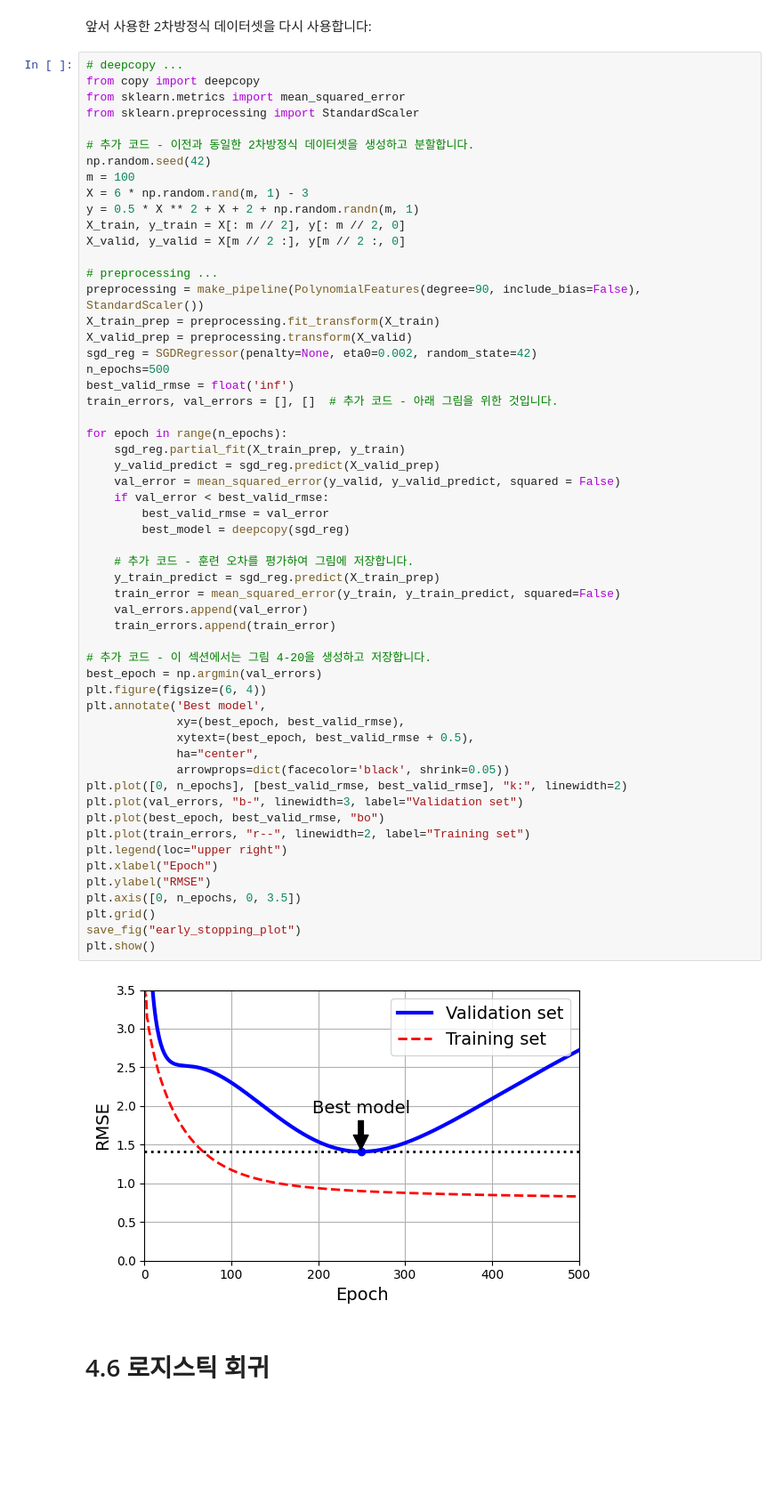
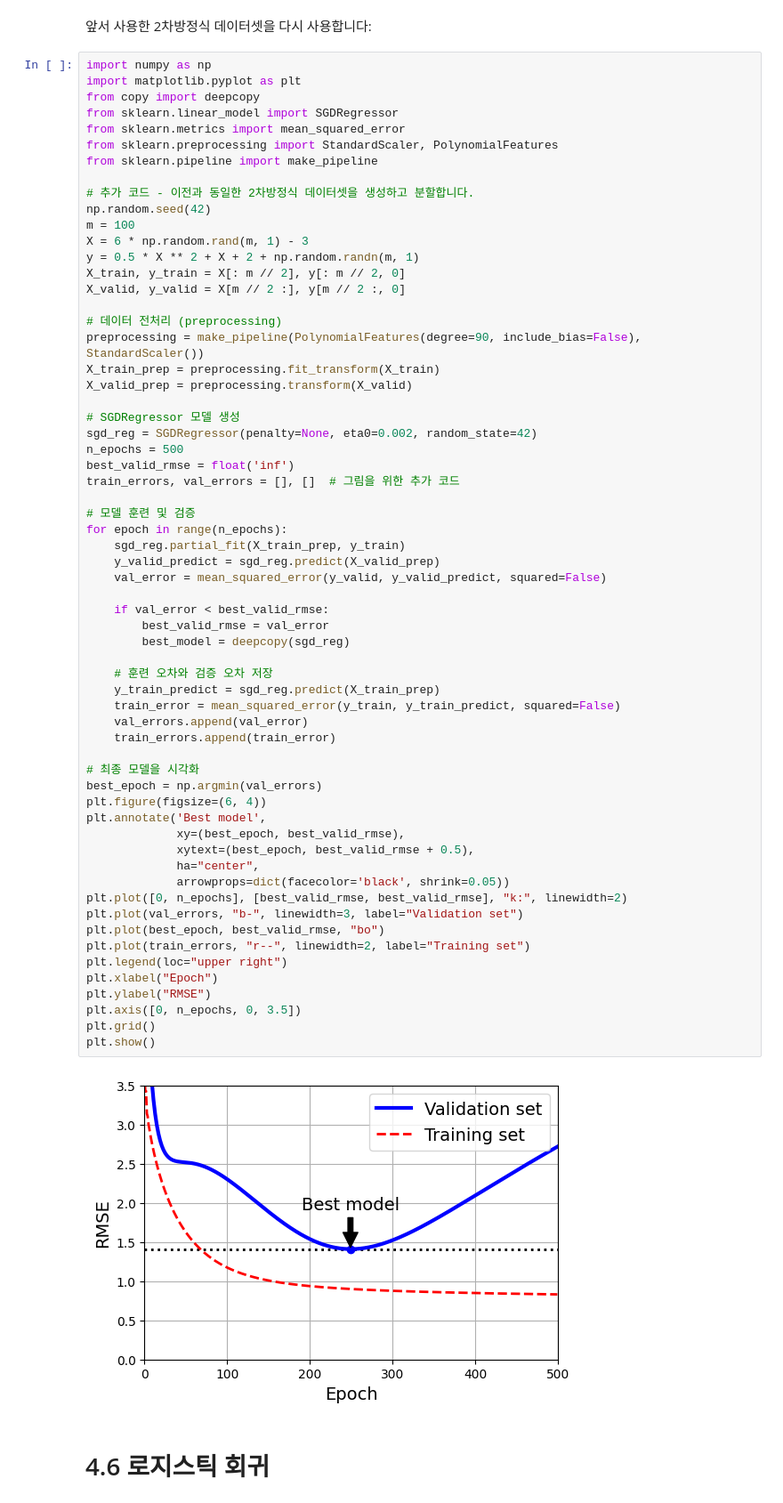
Before and after one commit to aaronkr-classroom/6-model-training-pm-Leebbangthug, a Jupyter notebook: 04_training_linear_models.ipynb, the cells around one changed output. Shown at 89% size. Drawn from its saved outputs; the diff is of its cells as text; blank space fills up the shorter version.

```diff
--- a/04_training_linear_models.ipynb
+++ b/04_training_linear_models.ipynb
@@ -698,10 +700,13 @@ array([1.54333232])
 # %% [markdown]
 앞서 사용한 2차방정식 데이터셋을 다시 사용합니다:
 # %%
-# deepcopy ...
+import numpy as np
+import matplotlib.pyplot as plt
 from copy import deepcopy
+from sklearn.linear_model import SGDRegressor
 from sklearn.metrics import mean_squared_error
-from sklearn.preprocessing import StandardScaler
+from sklearn.preprocessing import StandardScaler, PolynomialFeatures
+from sklearn.pipeline import make_pipeline
 
 # 추가 코드 - 이전과 동일한 2차방정식 데이터셋을 생성하고 분할합니다.
 np.random.seed(42)
@@ -711,50 +716,53 @@ y = 0.5 * X ** 2 + X + 2 + np.random.randn(m, 1)
 X_train, y_train = X[: m // 2], y[: m // 2, 0]
 X_valid, y_valid = X[m // 2 :], y[m // 2 :, 0]
 
-# preprocessing ...
+# 데이터 전처리 (preprocessing)
 preprocessing = make_pipeline(PolynomialFeatures(degree=90, include_bias=False), StandardScaler())
 X_train_prep = preprocessing.fit_transform(X_train)
 X_valid_prep = preprocessing.transform(X_valid)
+
+# SGDRegressor 모델 생성
 sgd_reg = SGDRegressor(penalty=None, eta0=0.002, random_state=42)
-n_epochs=500
+n_epochs = 500
 best_valid_rmse = float('inf')
-train_errors, val_errors = [], []  # 추가 코드 - 아래 그림을 위한 것입니다.
+train_errors, val_errors = [], []  # 그림을 위한 추가 코드
 
+# 모델 훈련 및 검증
 for epoch in range(n_epochs):
     sgd_reg.partial_fit(X_train_prep, y_train)
     y_valid_predict = sgd_reg.predict(X_valid_prep)
-    val_error = mean_squared_error(y_valid, y_valid_predict, squared = False)
+    val_error = mean_squared_error(y_valid, y_valid_predict, squared=False)
+
     if val_error < best_valid_rmse:
         best_valid_rmse = val_error
         best_model = deepcopy(sgd_reg)
 
-    # 추가 코드 - 훈련 오차를 평가하여 그림에 저장합니다.
+    # 훈련 오차와 검증 오차 저장
     y_train_predict = sgd_reg.predict(X_train_prep)
     train_error = mean_squared_error(y_train, y_train_predict, squared=False)
     val_errors.append(val_error)
     train_errors.append(train_error)
 
-# 추가 코드 - 이 섹션에서는 그림 4-20을 생성하고 저장합니다.
+# 최종 모델을 시각화
 best_epoch = np.argmin(val_errors)
 plt.figure(figsize=(6, 4))
 plt.annotate('Best model',
              xy=(best_epoch, best_valid_rmse),
              xytext=(best_epoch, best_valid_rmse + 0.5),
              ha="center",
              arrowprops=dict(facecolor='black', shrink=0.05))
 plt.plot([0, n_epochs], [best_valid_rmse, best_valid_rmse], "k:", linewidth=2)
 plt.plot(val_errors, "b-", linewidth=3, label="Validation set")
 plt.plot(best_epoch, best_valid_rmse, "bo")
 plt.plot(train_errors, "r--", linewidth=2, label="Training set")
 plt.legend(loc="upper right")
 plt.xlabel("Epoch")
 plt.ylabel("RMSE")
 plt.axis([0, n_epochs, 0, 3.5])
 plt.grid()
-save_fig("early_stopping_plot")
 plt.show()
 # %% [output]
-[figure, old version]
+[figure, new version]
 # %% [markdown]
 # 4.6 로지스틱 회귀
 # %% [markdown]
```
Also changed, not shown: parts of 20 cells of this notebook.
